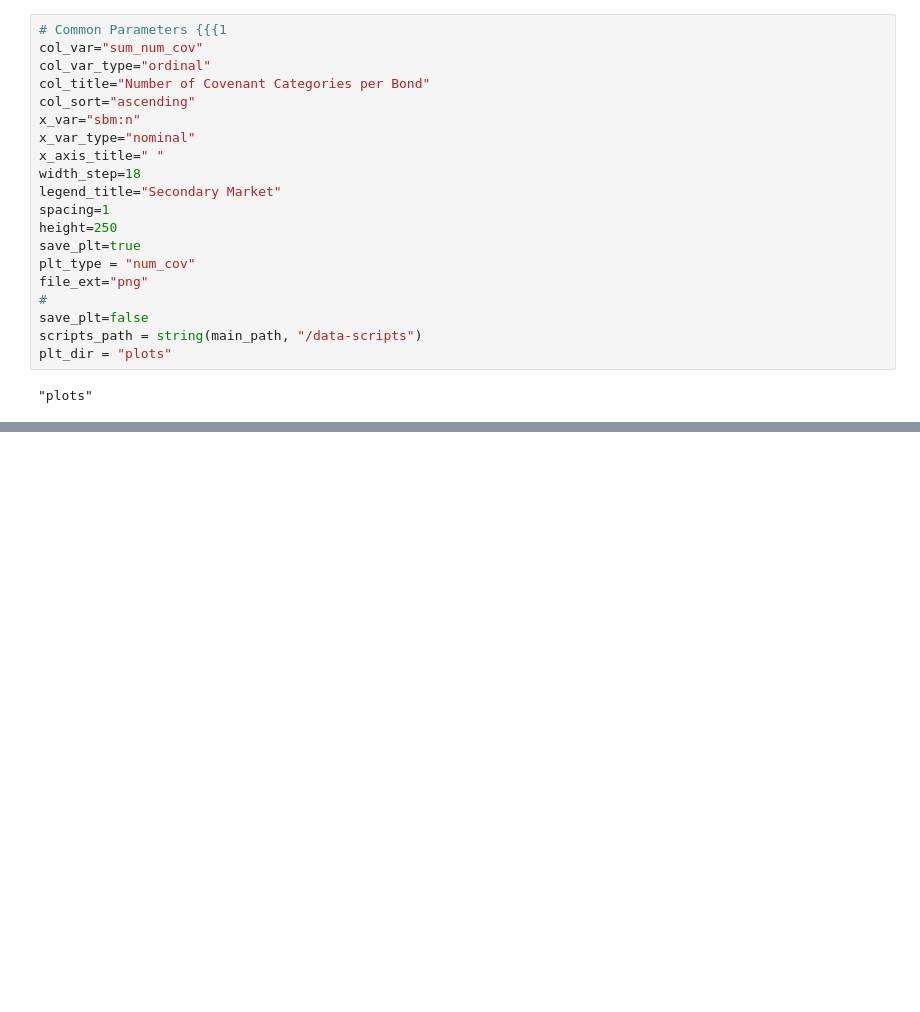
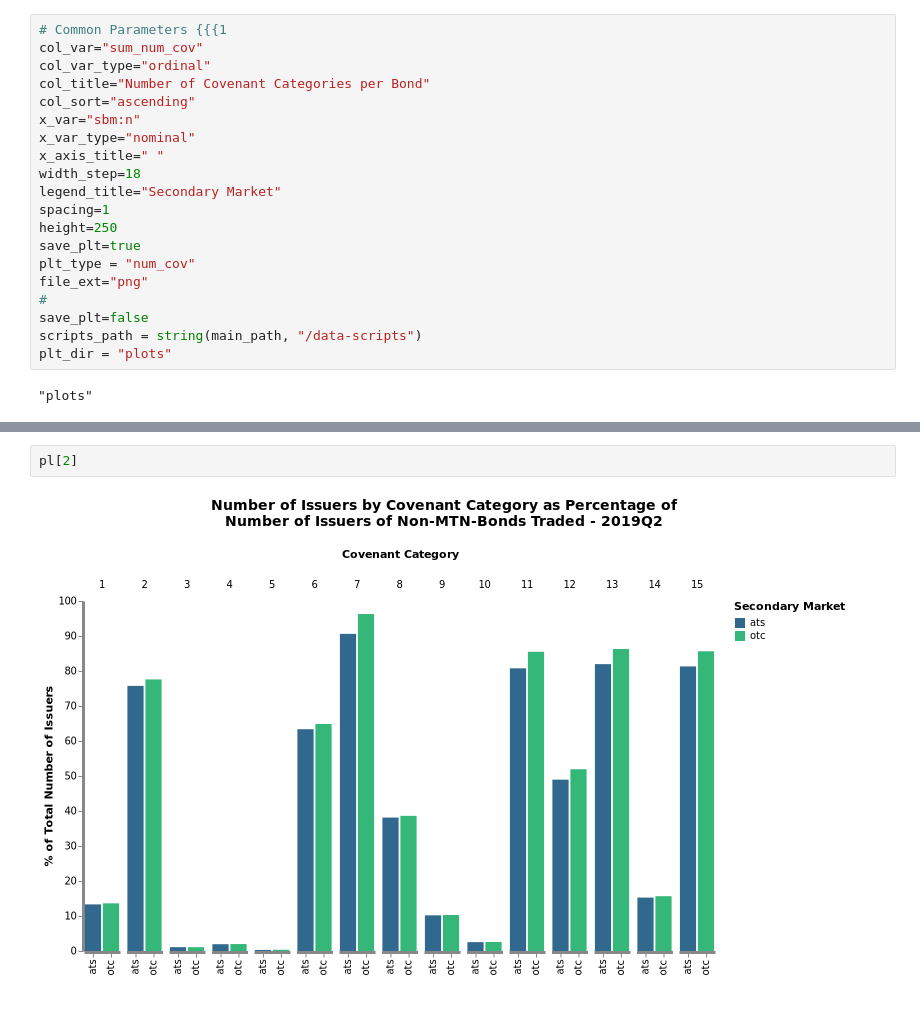
Before and after one commit to acbezerra/bond-data, a Jupyter notebook: notebooks/plots.ipynb, the cells around one changed output, grey strips where cells are left out. Cells and saved outputs as stored; diff of their text form; blank space fills up the shorter version.

```diff
--- a/notebooks/plots.ipynb
+++ b/notebooks/plots.ipynb
@@ -68,0 +166,4 @@ plt_dir = "plots"
+# %%
+pl[2]
+# %% [output]
+[figure, added]
```
Also changed, not shown: parts of 10 cells of this notebook, 18 other files.
